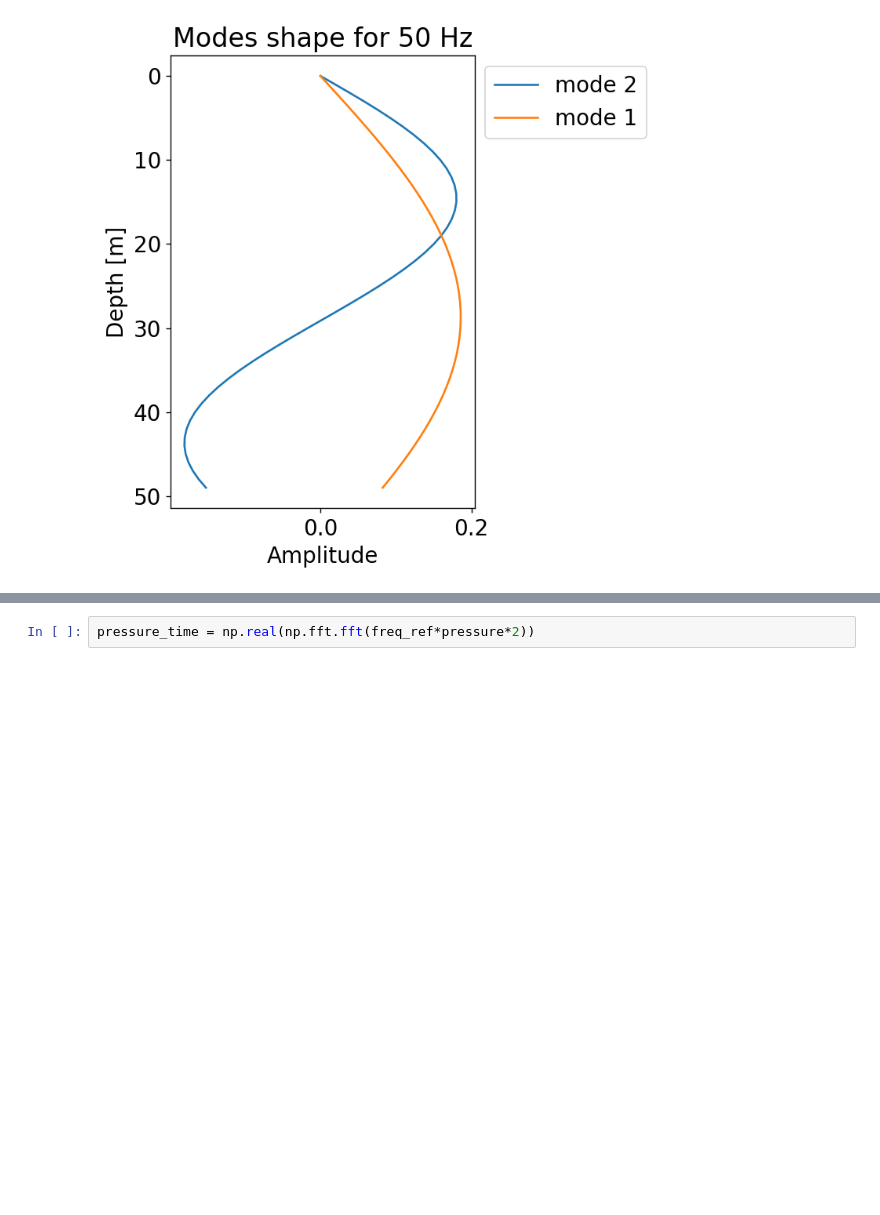
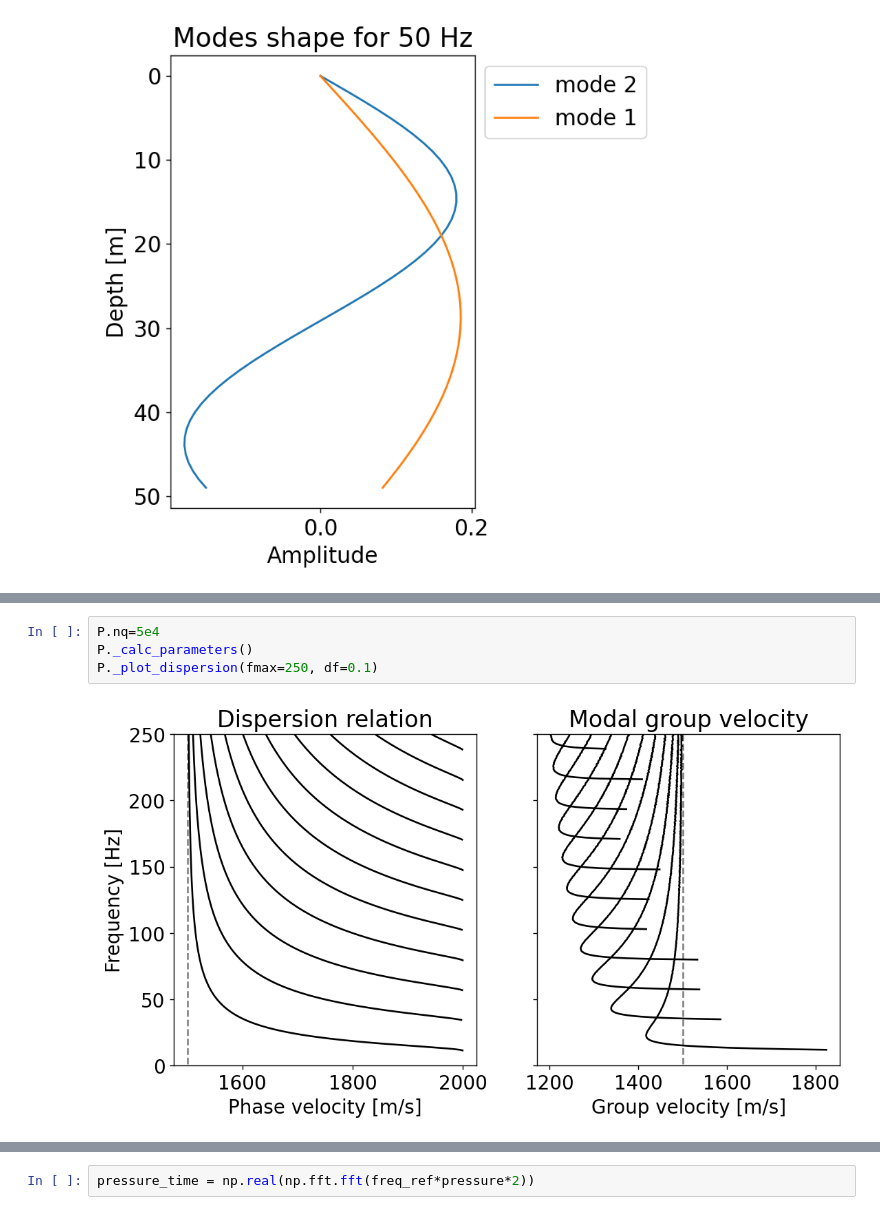
Before and after one commit to Gilaverbuch/pypekeris, a Jupyter notebook: Pekeris Solver.ipynb, the cells around one changed output, grey strips where cells are left out. Cells and saved outputs as stored; diff of their text form; blank space fills up the shorter version.

```diff
--- a/Pekeris Solver.ipynb
+++ b/Pekeris Solver.ipynb
@@ -159,0 +99,6 @@ tr.data = (sig_ref/np.max(sig_ref))
+# %%
+P.nq=5e4
+P._calc_parameters()
+P._plot_dispersion(fmax=250, df=0.1)
+# %% [output]
+[figure, added]
```
Also changed, not shown: parts of 19 cells of this notebook, 1 other file.
